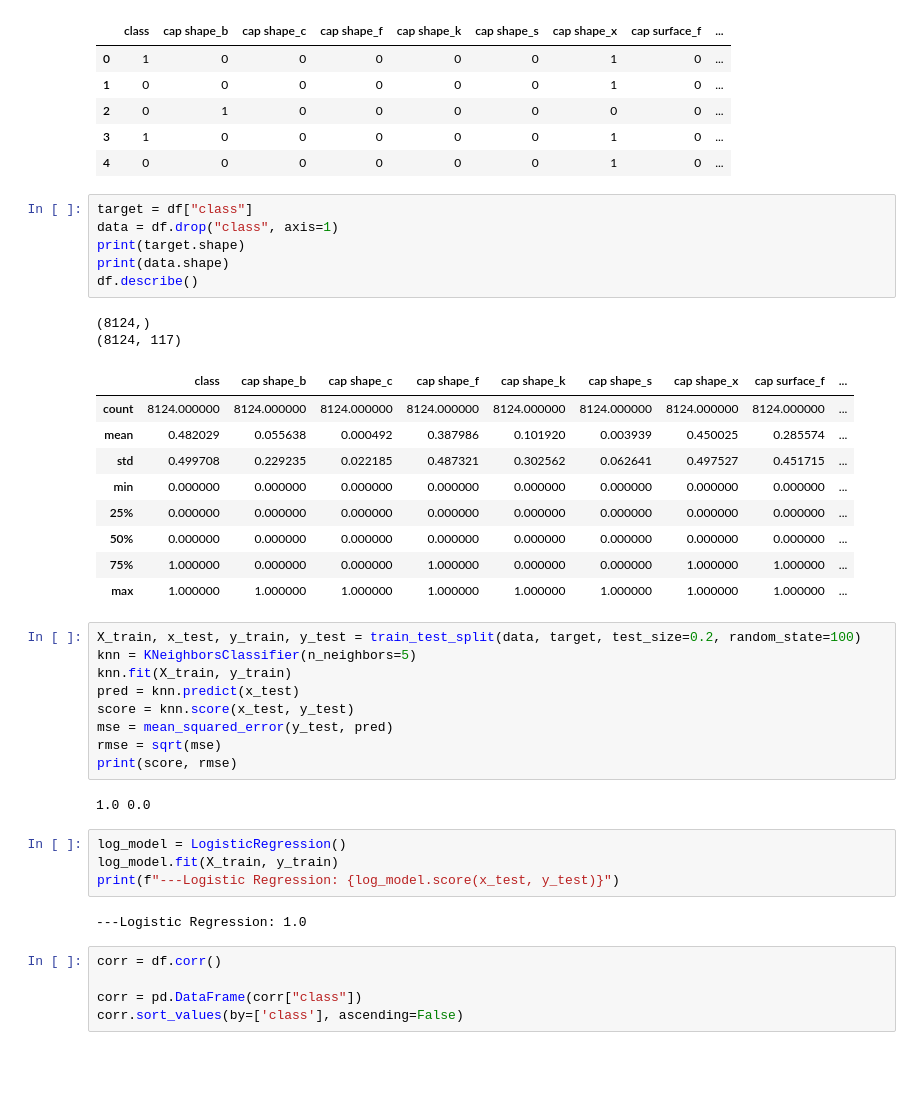
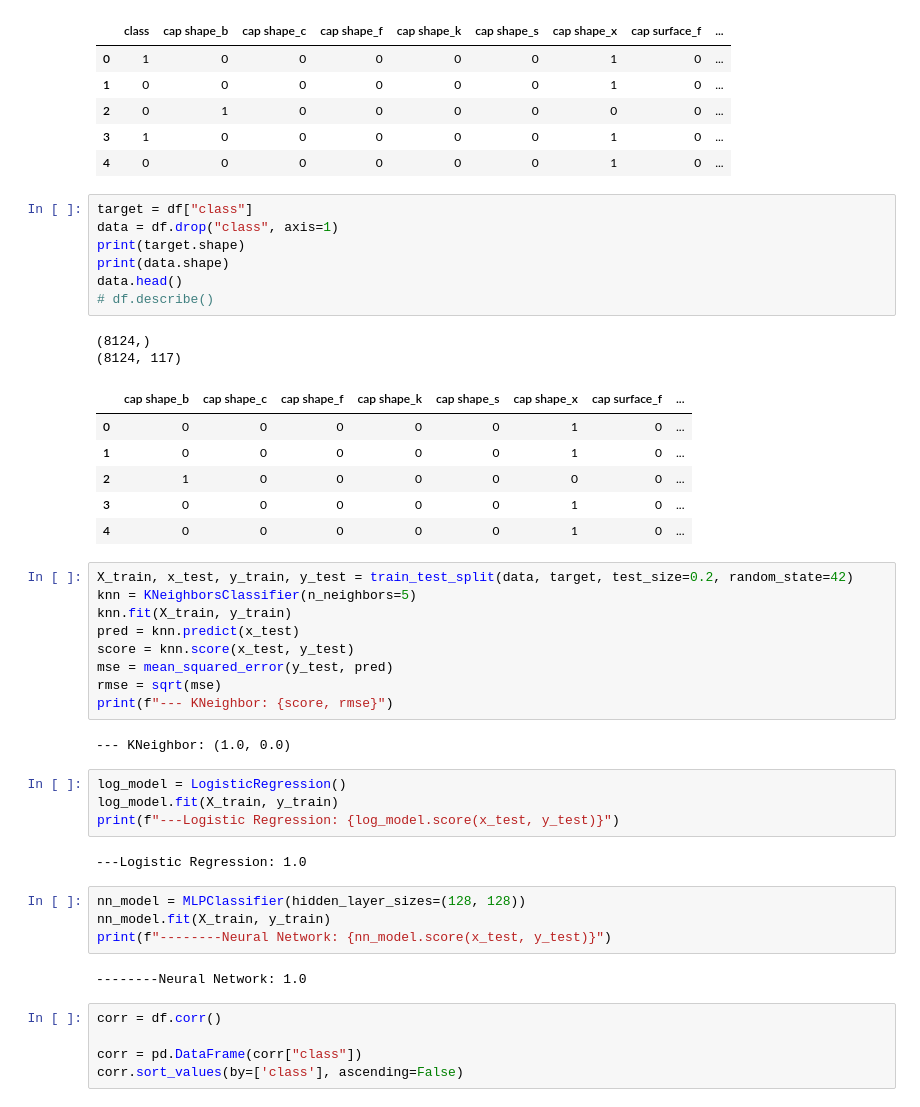
Before and after one commit to Captain-Yarkin/Machine-Learning-Gorup-Exam, a Jupyter notebook: Task 1/sopp.ipynb, the cells around one changed output. Saved outputs shown, nothing was run; the diff lists cells and outputs as text; blank space fills up the shorter version.

```diff
--- a/Task 1/sopp.ipynb
+++ b/Task 1/sopp.ipynb
@@ -81,38 +82,42 @@ df.head()
 # %%
 target = df["class"]
 data = df.drop("class", axis=1)
 print(target.shape)
 print(data.shape)
-df.describe()
+data.head()
+# df.describe()
 # %% [output]
 (8124,)
 (8124, 117)
-|  | class | cap shape_b | cap shape_c | cap shape_f | cap shape_k | cap shape_s | cap shape_x | cap surface_f | ... |
-| count | 8124.000000 | 8124.000000 | 8124.000000 | 8124.000000 | 8124.000000 | 8124.000000 | 8124.000000 | 8124.000000 | ... |
-| mean | 0.482029 | 0.055638 | 0.000492 | 0.387986 | 0.101920 | 0.003939 | 0.450025 | 0.285574 | ... |
-| std | 0.499708 | 0.229235 | 0.022185 | 0.487321 | 0.302562 | 0.062641 | 0.497527 | 0.451715 | ... |
-| min | 0.000000 | 0.000000 | 0.000000 | 0.000000 | 0.000000 | 0.000000 | 0.000000 | 0.000000 | ... |
-| 25% | 0.000000 | 0.000000 | 0.000000 | 0.000000 | 0.000000 | 0.000000 | 0.000000 | 0.000000 | ... |
-| 50% | 0.000000 | 0.000000 | 0.000000 | 0.000000 | 0.000000 | 0.000000 | 0.000000 | 0.000000 | ... |
-| 75% | 1.000000 | 0.000000 | 0.000000 | 1.000000 | 0.000000 | 0.000000 | 1.000000 | 1.000000 | ... |
-| max | 1.000000 | 1.000000 | 1.000000 | 1.000000 | 1.000000 | 1.000000 | 1.000000 | 1.000000 | ... |
+|  | cap shape_b | cap shape_c | cap shape_f | cap shape_k | cap shape_s | cap shape_x | cap surface_f | ... |
+| 0 | 0 | 0 | 0 | 0 | 0 | 1 | 0 | ... |
+| 1 | 0 | 0 | 0 | 0 | 0 | 1 | 0 | ... |
+| 2 | 1 | 0 | 0 | 0 | 0 | 0 | 0 | ... |
+| 3 | 0 | 0 | 0 | 0 | 0 | 1 | 0 | ... |
+| 4 | 0 | 0 | 0 | 0 | 0 | 1 | 0 | ... |
 # %%
-X_train, x_test, y_train, y_test = train_test_split(data, target, test_size=0.2, random_state=100)
+X_train, x_test, y_train, y_test = train_test_split(data, target, test_size=0.2, random_state=42)
 knn = KNeighborsClassifier(n_neighbors=5)
 knn.fit(X_train, y_train)
 pred = knn.predict(x_test)
 score = knn.score(x_test, y_test)
 mse = mean_squared_error(y_test, pred)
 rmse = sqrt(mse)
-print(score, rmse)
+print(f"--- KNeighbor: {score, rmse}")
 # %% [output]
-1.0 0.0
+--- KNeighbor: (1.0, 0.0)
 # %%
 log_model = LogisticRegression()
 log_model.fit(X_train, y_train)
 print(f"---Logistic Regression: {log_model.score(x_test, y_test)}")
 # %% [output]
 ---Logistic Regression: 1.0
+# %%
+nn_model = MLPClassifier(hidden_layer_sizes=(128, 128))
+nn_model.fit(X_train, y_train)
+print(f"--------Neural Network: {nn_model.score(x_test, y_test)}")
+# %% [output]
+--------Neural Network: 1.0
 # %%
 corr = df.corr()
 
```
Also changed, not shown: parts of 2 cells of this notebook.
